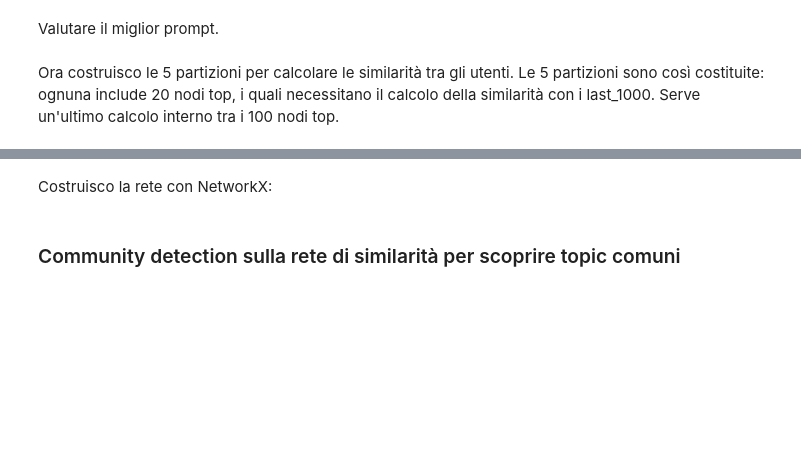
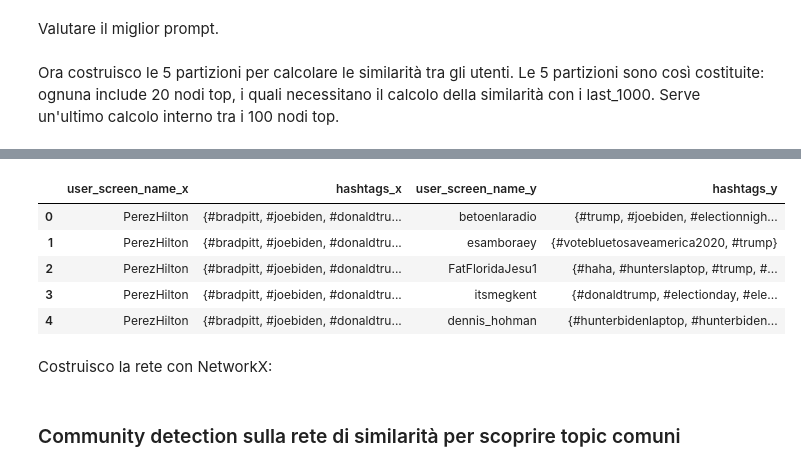
Before and after one commit to divadde/social_network_analysis_project, a Jupyter notebook: net-analysis-dave.ipynb, the cells around one changed output, grey strips where cells are left out. Drawn from its saved outputs; the diff is of its cells as text; code cells hidden in the pictures; blank space fills up the shorter version.

```diff
--- a/net-analysis-dave.ipynb
+++ b/net-analysis-dave.ipynb
@@ -507,8 +514,17 @@ first_part.head()
 | 41016 | USATODAY | President Donald #Trump’s younges... | 4163175.0 | {#lgbtq, #trump} |
 | 2293 | Alyssa_Milano | Woah. Have you read this article?... | 3750110.0 | {#followthemoney, #trump, #bidenh... |
 # %%
-df = first_part.drop(columns=["user_followers_count", "tweet"]).merge(last_1000.drop(columns=["user_followers_count", "tweet"]), how='cross')
+partition = first_part #second_part #third_part #fourth_part #fifth_part
+
+df = partition.drop(columns=["user_followers_count", "tweet"]).merge(last_1000.drop(columns=["user_followers_count", "tweet"]), how='cross')
 df.head()
+# %% [output]
+|  | user_screen_name_x | hashtags_x | user_screen_name_y | hashtags_y |
+| 0 | PerezHilton | {#bradpitt, #joebiden, #donaldtru... | betoenlaradio | {#trump, #joebiden, #electionnigh... |
+| 1 | PerezHilton | {#bradpitt, #joebiden, #donaldtru... | esamboraey | {#votebluetosaveamerica2020, #trump} |
+| 2 | PerezHilton | {#bradpitt, #joebiden, #donaldtru... | FatFloridaJesu1 | {#haha, #hunterslaptop, #trump, #... |
+| 3 | PerezHilton | {#bradpitt, #joebiden, #donaldtru... | itsmegkent | {#donaldtrump, #electionday, #ele... |
+| 4 | PerezHilton | {#bradpitt, #joebiden, #donaldtru... | dennis_hohman | {#hunterbidenlaptop, #hunterbiden... |
 # %%
 import json
 from tqdm import tqdm
```
Also changed, not shown: parts of 4 cells of this notebook.
